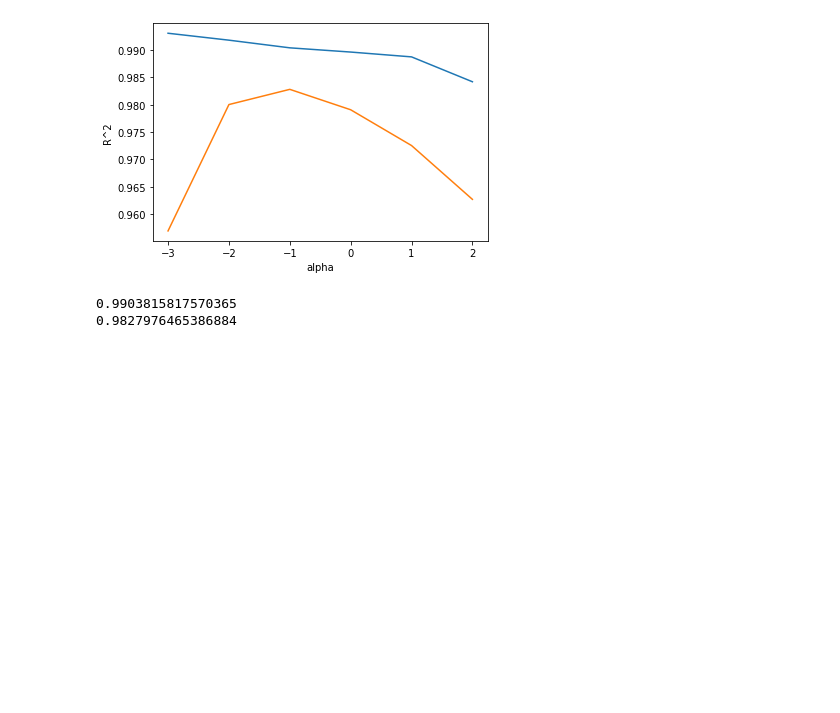
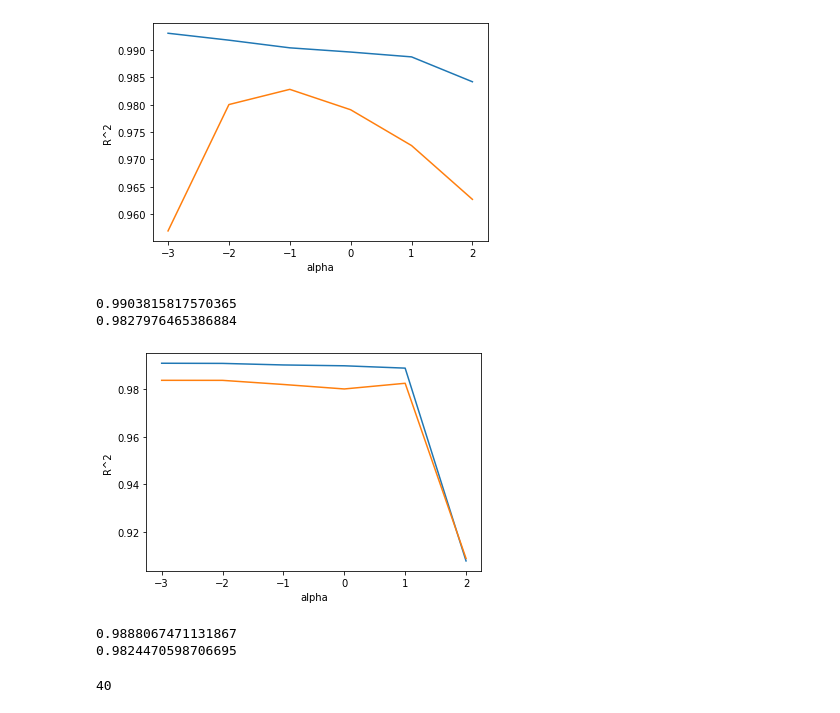
Before and after one commit to drawcodeboy/first_ML_DL, a Jupyter notebook: firstMLDL_03_3.ipynb, the cells around one changed output. Saved outputs shown, nothing was run; the diff lists cells and outputs as text; code cells hidden in the pictures; blank space fills up the shorter version.

```diff
--- a/firstMLDL_03_3.ipynb
+++ b/firstMLDL_03_3.ipynb
@@ -201,3 +203,45 @@ print(ridge.score(test_scaled, test_target))
 # %% [output]
 0.9903815817570365
 0.9827976465386884
+# %%
+# Lasso Regression
+
+from sklearn.linear_model import Lasso
+
+# 최적의 alpha값(Hyperparameter)찾기
+train_score = []
+test_score = []
+
+for alpha in alpha_list:
+    lasso = Lasso(alpha = alpha)
+    lasso.fit(train_scaled, train_target)
+    train_score.append(lasso.score(train_scaled, train_target))
+    test_score.append(lasso.score(test_scaled, test_target))
+
+
+plt.plot(np.log10(alpha_list), train_score)
+plt.plot(np.log10(alpha_list), test_score)
+plt.xlabel('alpha')
+plt.ylabel('R^2')
+plt.show()
+
+# 최적의 alpha 값 = 1(10^1) => 10
+# %% [output]
+[figure, added]
+# %%
+# 최적의 Hyperparameter로 Lasso Regression Model을 훈련시킴
+
+lasso = Lasso(alpha = 10)
+lasso.fit(train_scaled, train_target)
+print(lasso.score(train_scaled, train_target))
+print(lasso.score(test_scaled, test_target))
+# %% [output]
+0.9888067471131867
+0.9824470598706695
+# %%
+# Lasso는 계수를 완전히 0으로 만들어버릴 수 있다고 함.
+# 계수가 0인 것이 개수를 알아보자.
+
+print(np.sum(lasso.coef_ == 0))
+# %% [output]
+40
```
Also changed, not shown: parts of 1 cell of this notebook.
